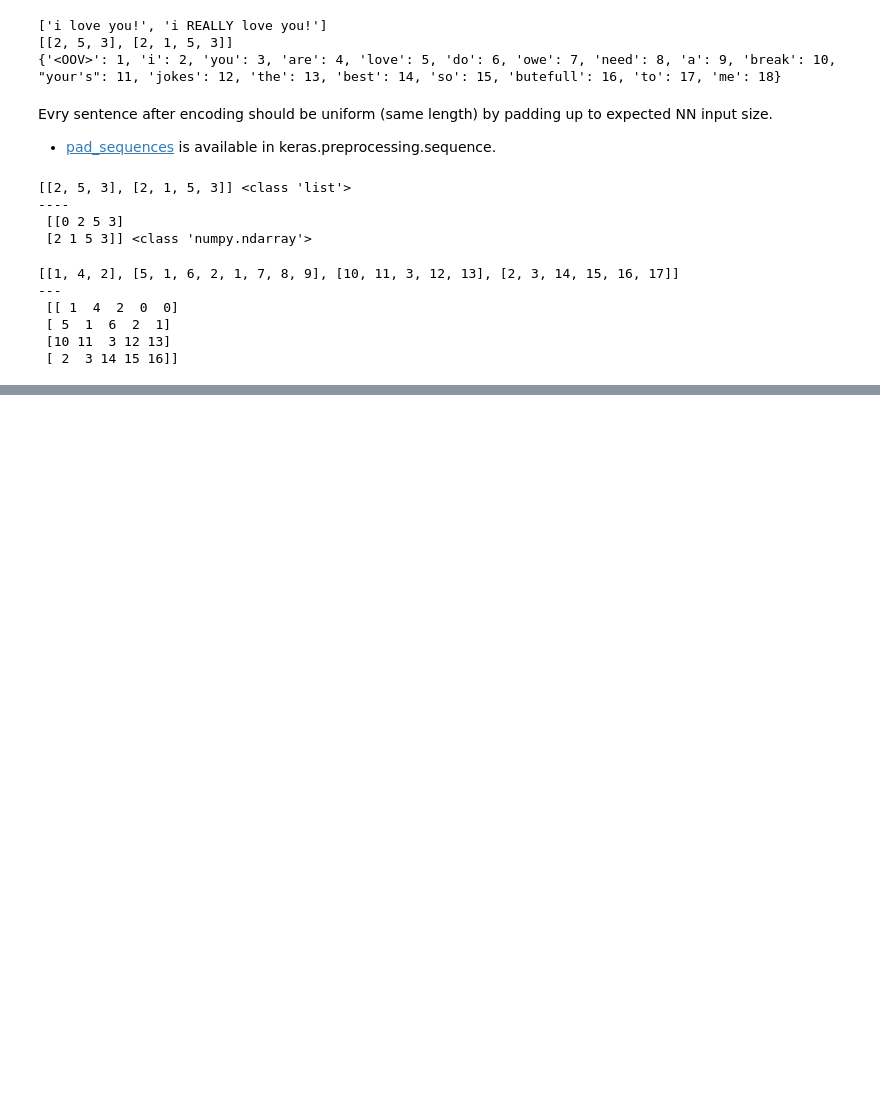
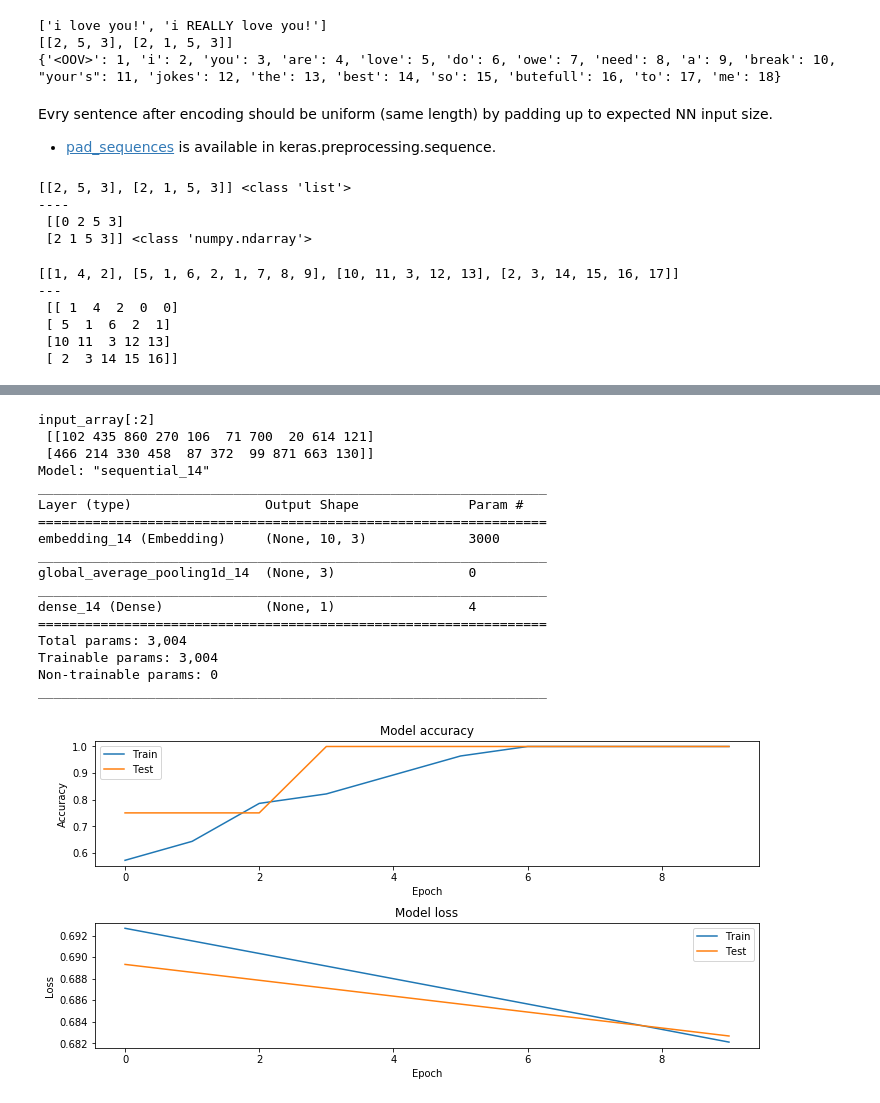
Before and after one commit to smile-on/tensorflow-class, a Jupyter notebook: 3-nlp/notes.ipynb, the cells around one changed output, grey strips where cells are left out. Saved outputs shown, nothing was run; the diff lists cells and outputs as text; code cells hidden in the pictures; blank space fills up the shorter version.

```diff
--- a/3-nlp/notes.ipynb
+++ b/3-nlp/notes.ipynb
@@ -80,0 +119,48 @@ Embedding takes encoded words and establish sentiment from them, so that you can
+# %%
+import numpy as np
+import tensorflow.keras.models as models
+import tensorflow.keras.layers as layers
+import keras_util as u
+
+vocab_size = 1000
+embedding_dim = 3
+max_length = 10
+samples = 32 # rows - sentences
+
+np.random.seed(42)
+# after linear encoding and padding
+input = np.random.randint(vocab_size, size=(samples, max_length))
+labels = np.random.randint(1, size=(samples, 1)) # binary
+print('input_array[:2] \n', input_array[:2])
+
+embending = layers.Embedding(vocab_size, embedding_dim, input_length=max_length)
+model = models.Sequential([
+    embending,
+    layers.GlobalAveragePooling1D(),
+    layers.Dense(1, activation='sigmoid')
+])
+model.summary()
+model.compile('adam', 'binary_crossentropy', metrics=['accuracy'])
+
+history = model.fit(input, labels, validation_split=0.1
+                   , epochs=10, verbose=0)
+u.plot_history(history)
+# %% [output]
+input_array[:2]
+ [[102 435 860 270 106  71 700  20 614 121]
+ [466 214 330 458  87 372  99 871 663 130]]
+Model: "sequential_14"
+_________________________________________________________________
+Layer (type)                 Output Shape              Param #
+=================================================================
+embedding_14 (Embedding)     (None, 10, 3)             3000
+_________________________________________________________________
+global_average_pooling1d_14  (None, 3)                 0
+_________________________________________________________________
+dense_14 (Dense)             (None, 1)                 4
+=================================================================
+Total params: 3,004
+Trainable params: 3,004
+Non-trainable params: 0
+_________________________________________________________________
+[figure, added]
```
Also changed, not shown: parts of 9 cells of this notebook, 2 other files.
